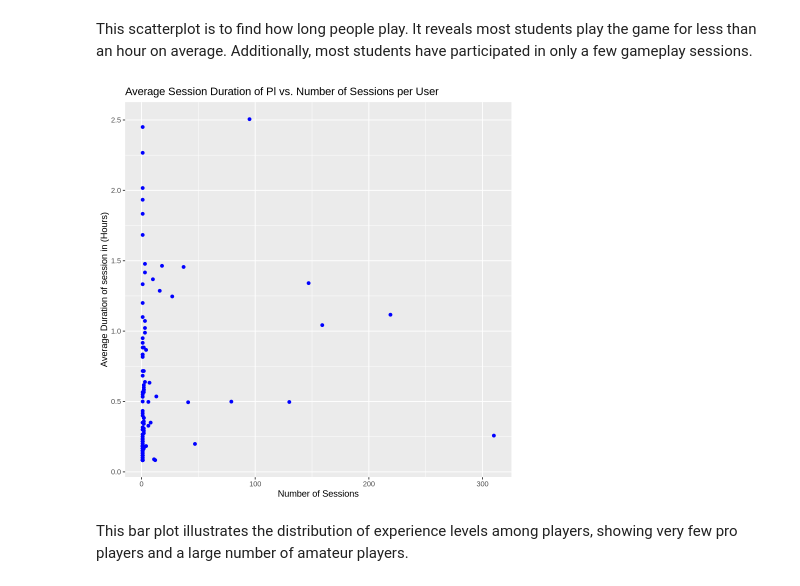
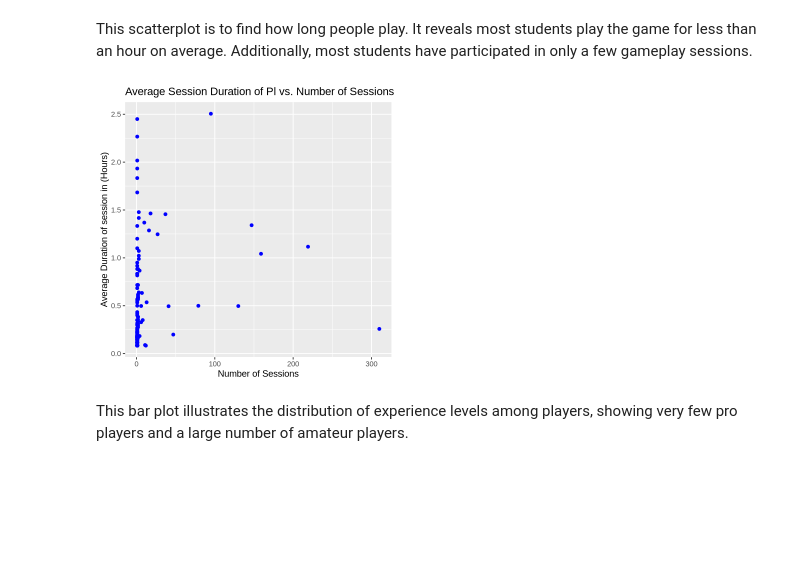
Before and after one commit to E000H/dsci-100-2025-group-008-22-, a Jupyter notebook: individual_project.ipynb, the cells around one changed output. Cells and saved outputs as stored; diff of their text form; code cells hidden in the pictures; blank space fills up the shorter version.

```diff
--- a/individual_project.ipynb
+++ b/individual_project.ipynb
@@ -173,15 +175,17 @@ avg_duration_hours
 # %% [markdown]
 This scatterplot is to find how long people play. It reveals most students play the game for less than an hour on average. Additionally, most students have participated in only a few gameplay sessions.
 # %%
+options(repr.plot.height = 5, repr.plot.width = 5)
+
 email_plot <- ggplot(email_counts, aes(x = count, y = avg_duration_hours)) +
   geom_point(color = "blue") +
   labs(x = "Number of Sessions",
     y = "Average Duration of session in (Hours)",
     title = "Average Session Duration of Pl vs. Number of Sessions per User")
 
 email_plot
 # %% [output]
-[figure, old version]
+[figure, new version]
 # %% [markdown]
 This bar plot illustrates the distribution of experience levels among players, showing very few pro players and a large number of amateur players.
 # %%
```
Also changed, not shown: parts of 12 cells of this notebook.
